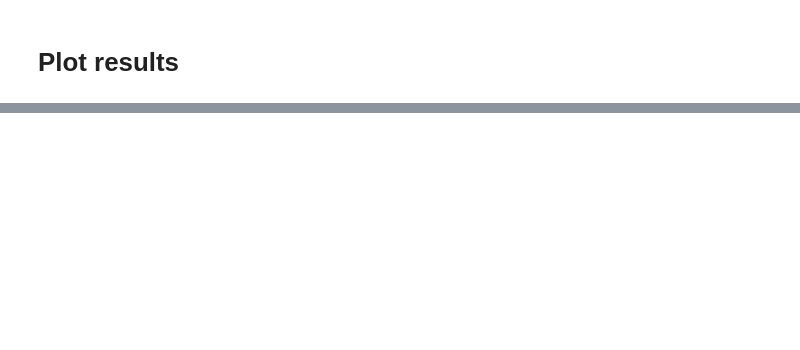
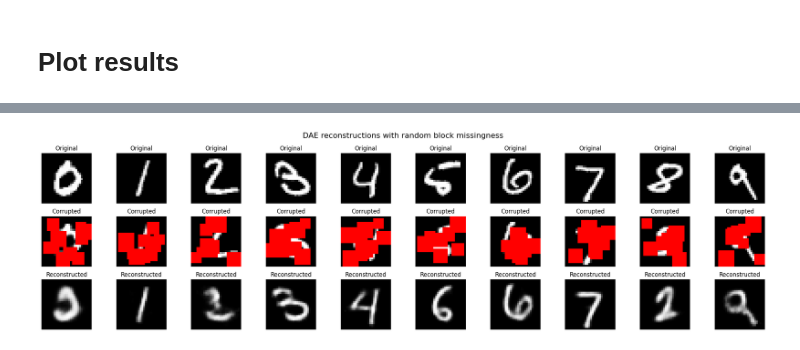
Before and after one commit to woullufy/deep-imputation-techniques, a Jupyter notebook: notebooks/dae.ipynb, the cells around one changed output, grey strips where cells are left out. Saved outputs shown, nothing was run; the diff lists cells and outputs as text; code cells hidden in the pictures; blank space fills up the shorter version.

```diff
--- a/notebooks/dae.ipynb
+++ b/notebooks/dae.ipynb
@@ -67,0 +95,15 @@ plot_ae_reconstructions(
+# %%
+plot_ae_reconstructions(
+    dae,
+    testing_data,
+    missingness=missingness,
+    device=device,
+    corruption_type="block_missing",
+    n_blocks=10,
+    min_size=6,
+    max_size=9,
+    missing_rate=1,
+    title='DAE reconstructions with random block missingness'
+)
+# %% [output]
+[figure, added]
```
Also changed, not shown: parts of 5 cells of this notebook, 1 other file.
